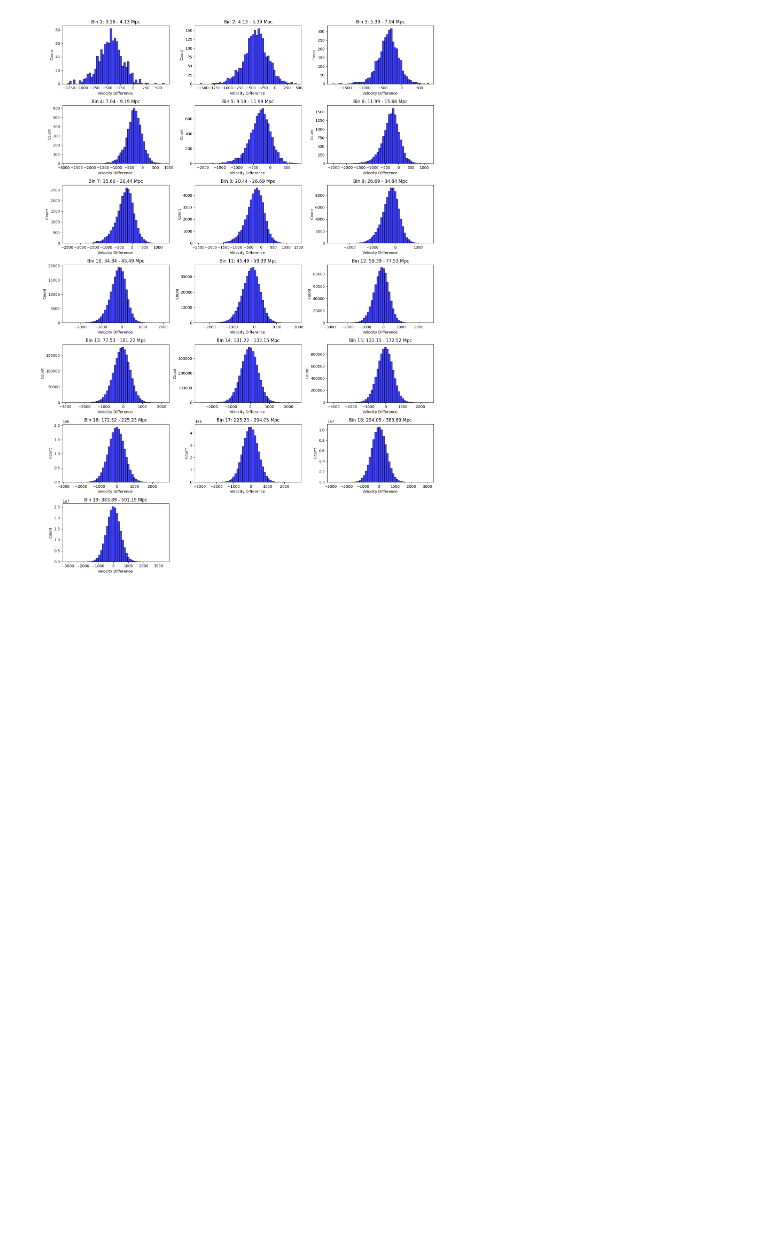
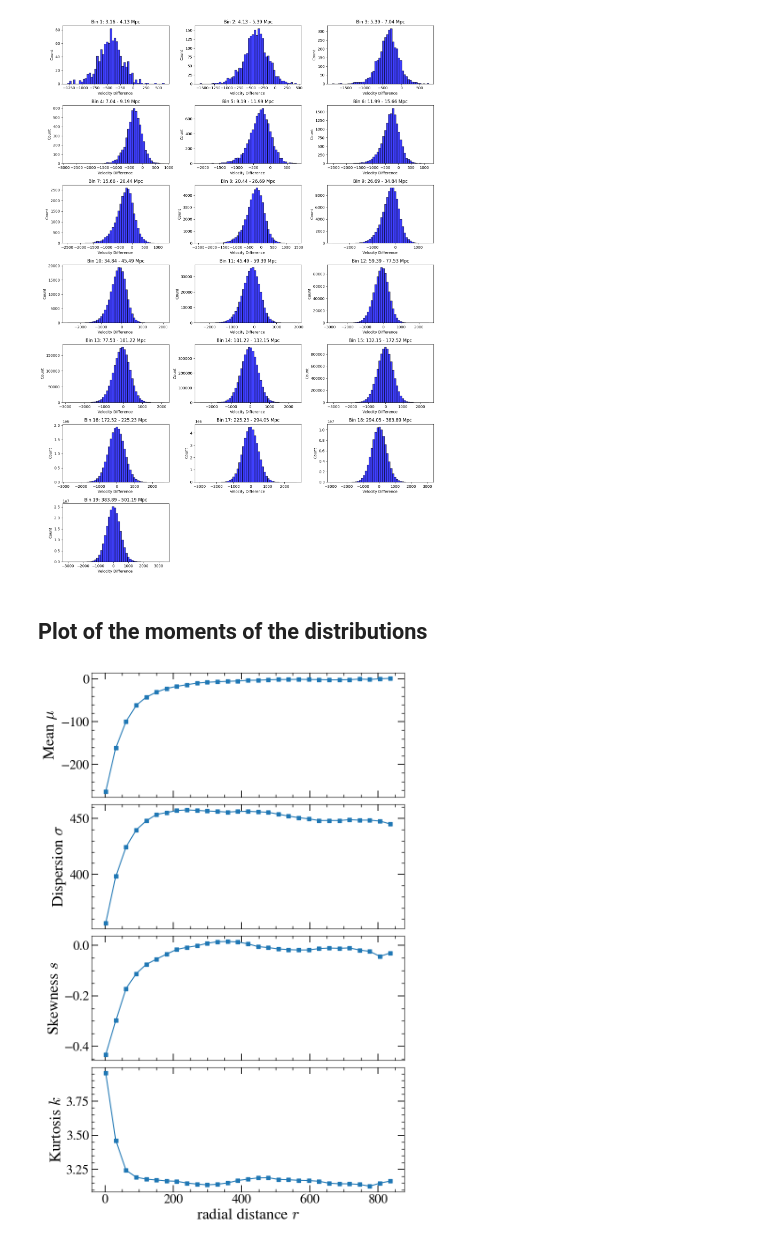
Before and after one commit to TimvdVuurst/MRP_vdvuurst, a Jupyter notebook: tests.ipynb, the cells around one changed output. Cells and saved outputs as stored; diff of their text form; code cells hidden in the pictures; blank space fills up the shorter version.

Commit message:
Added plots

```diff
--- a/tests.ipynb
+++ b/tests.ipynb
@@ -48,3 +55,25 @@ plt.tight_layout()
 plt.show()
 # %% [output]
 [figure]
+# %% [markdown]
+## Plot of the moments of the distributions
+# %%
+# radial_bins = np.logspace(0.5, 2.7, 20).astype(np.float32)
+radial_bins = np.linspace(np.min(radial_distances),np.max(radial_distances),30).astype(np.float32)
+# np.max(radial_distances)
+bin_indices = np.digitize(radial_distances, bins=radial_bins) - 1
+num_bins = len(radial_bins) - 1
+
+mean, dispersion, skews, kurt = [], [], [], []
+
+for bin_idx in range(num_bins):
+    bin_mask = bin_indices == bin_idx
+    bin_velocities = velocities[bin_mask]
+
+    if len(bin_velocities) == 0:
+        continue
+
+    mean.append(np.mean(bin_velocities))
+    dispersion.append(np.std(bin_velocities))
+    skews.append(skew(bin_velocities))
+    kurt.append(kurtosis(bin_velocities,fisher = False))
@@ -50,0 +113,22 @@ plt.show()
+# %%
+fig,axes = plt.subplots(nrows = 4,figsize=(8,12), sharex=True, layout='tight')
+
+axes[0].plot(radial_bins[:-1],mean,marker='s')
+axes[0].set(ylabel = r'Mean $\mu$')
+axes[1].plot(radial_bins[:-1],dispersion, marker = 's')
+axes[1].set(ylabel = r'Dispersion $\sigma$')
+axes[2].plot(radial_bins[:-1], skews, marker = 's')
+axes[2].set(ylabel = r'Skewness $s$')
+axes[3].plot(radial_bins[:-1], kurt, marker='s')
+axes[3].set(xlabel = r'radial distance $r$', ylabel = r'Kurtosis $k$')
+
+
+# fig.tight_layout()
+# xticks = axes[3].get_xticks()[1:-1]
+# # print(xticks)
+# axes[0].set_xticks(xticks)
+plt.subplots_adjust(hspace=0)
+
+plt.show()
+# %% [output]
+[figure, added]
```
Also changed, not shown: parts of 3 cells of this notebook, 1 other file.
